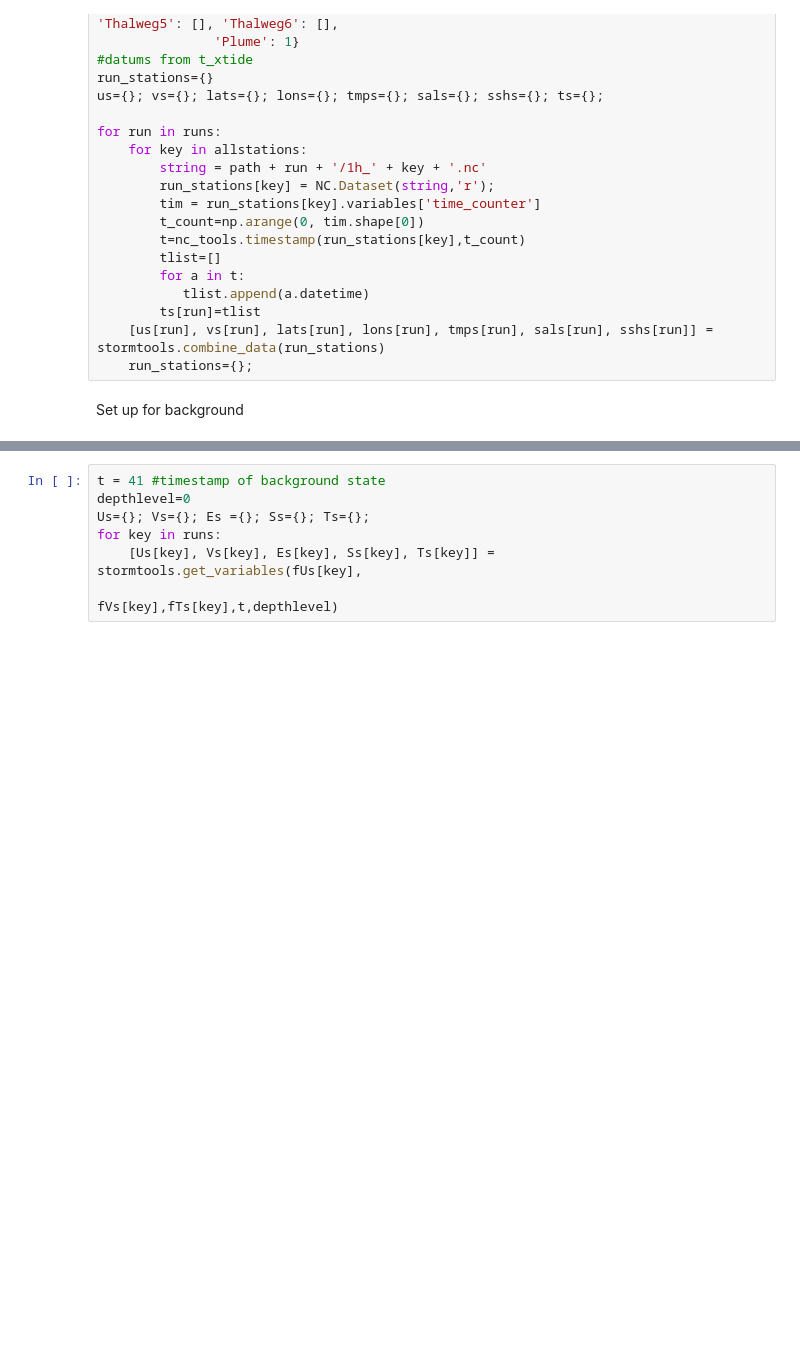
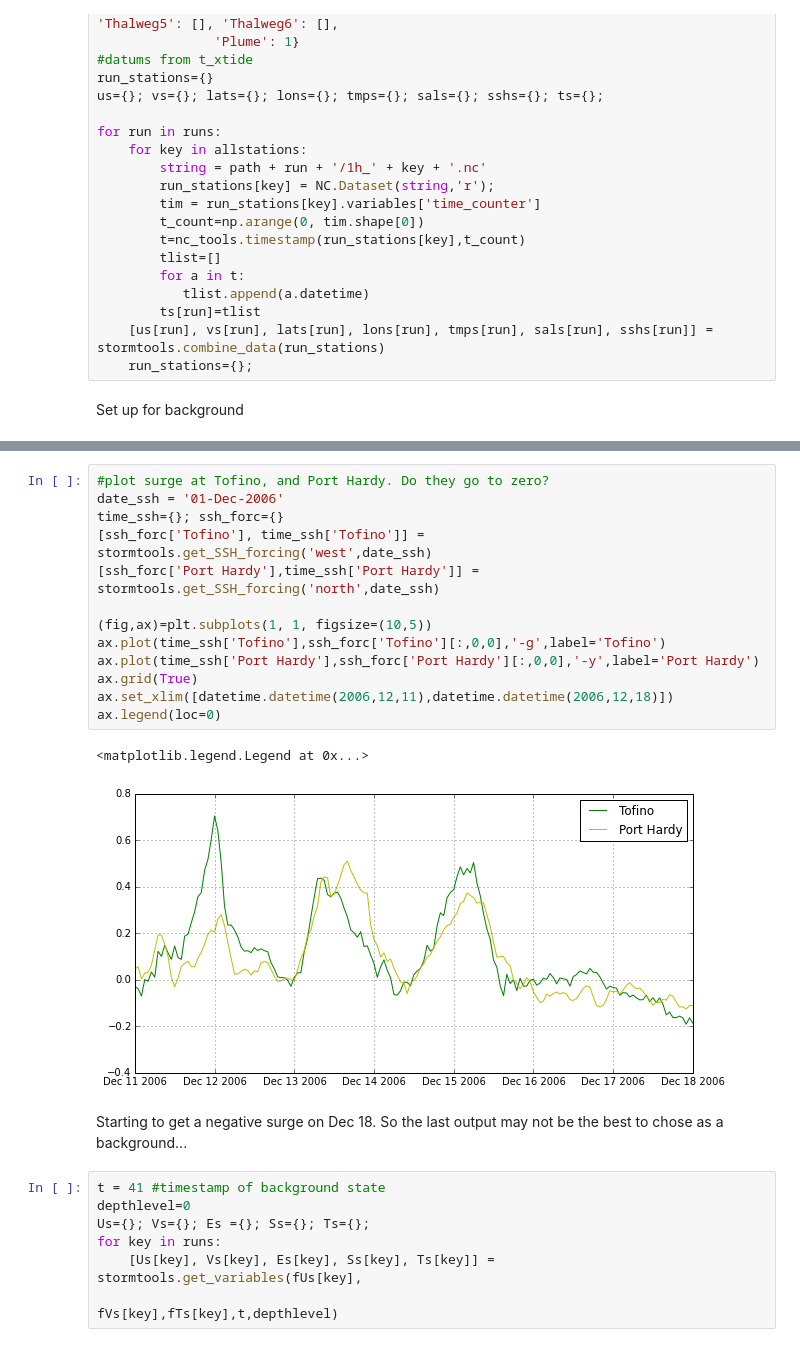
Before and after one commit to SalishSeaCast/storm-surge, a Jupyter notebook: FigureScripts/Dec 2006 - exploring surge.ipynb, the cells around one changed output, grey strips where cells are left out. Drawn from its saved outputs; the diff is of its cells as text; blank space fills up the shorter version.

```diff
--- a/FigureScripts/Dec 2006 - exploring surge.ipynb
+++ b/FigureScripts/Dec 2006 - exploring surge.ipynb
@@ -61,3 +90,21 @@ Set up for background
+# %%
+#plot surge at Tofino, and Port Hardy. Do they go to zero?
+date_ssh = '01-Dec-2006'
+time_ssh={}; ssh_forc={}
+[ssh_forc['Tofino'], time_ssh['Tofino']] = stormtools.get_SSH_forcing('west',date_ssh)
+[ssh_forc['Port Hardy'],time_ssh['Port Hardy']] = stormtools.get_SSH_forcing('north',date_ssh)
+
+(fig,ax)=plt.subplots(1, 1, figsize=(10,5))
+ax.plot(time_ssh['Tofino'],ssh_forc['Tofino'][:,0,0],'-g',label='Tofino')
+ax.plot(time_ssh['Port Hardy'],ssh_forc['Port Hardy'][:,0,0],'-y',label='Port Hardy')
+ax.grid(True)
+ax.set_xlim([datetime.datetime(2006,12,11),datetime.datetime(2006,12,18)])
+ax.legend(loc=0)
+# %% [output]
+<matplotlib.legend.Legend at 0x...>
+[figure, added]
+# %% [markdown]
+Starting to get a negative surge on Dec 18. So the last output may not be the best to chose as a background...
 # %%
 t = 41 #timestamp of background state
 depthlevel=0
```
Also changed, not shown: parts of 3 cells of this notebook.
